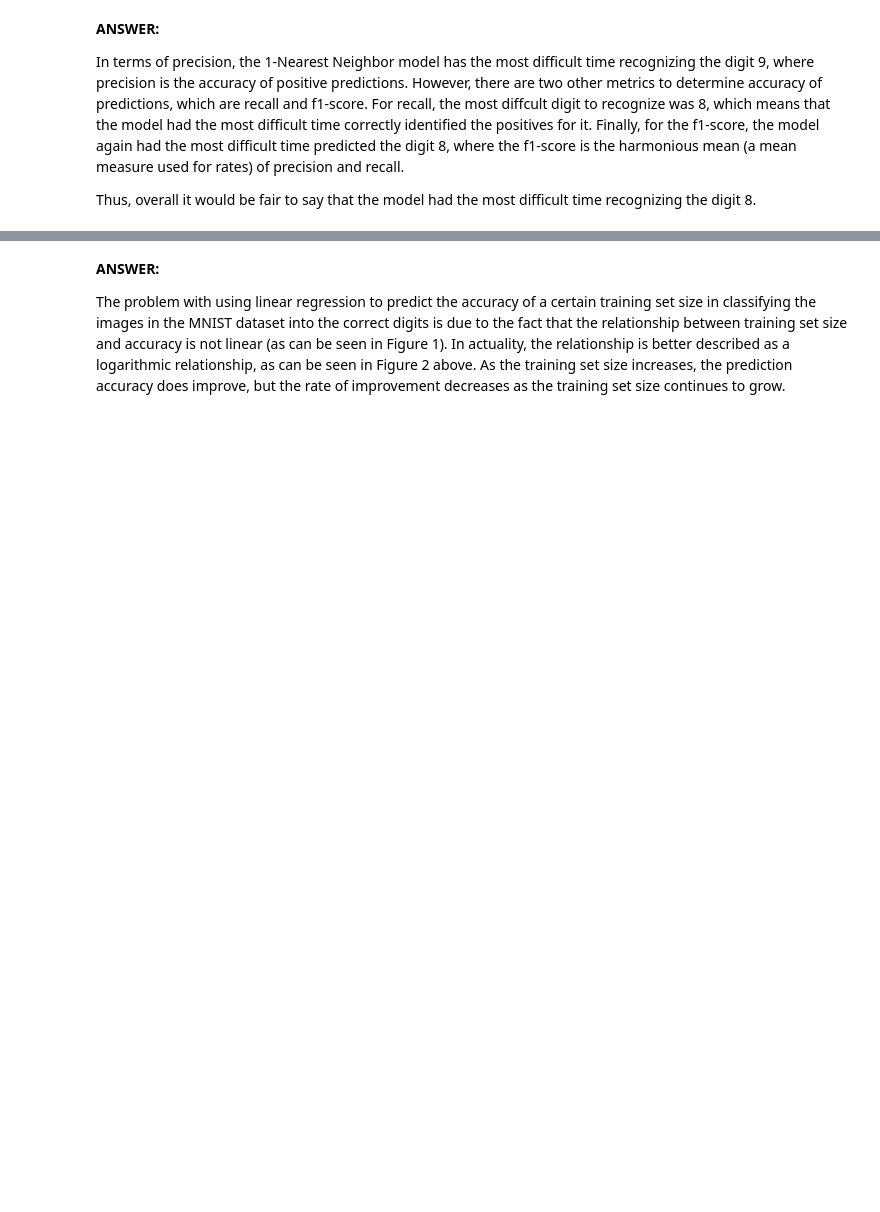
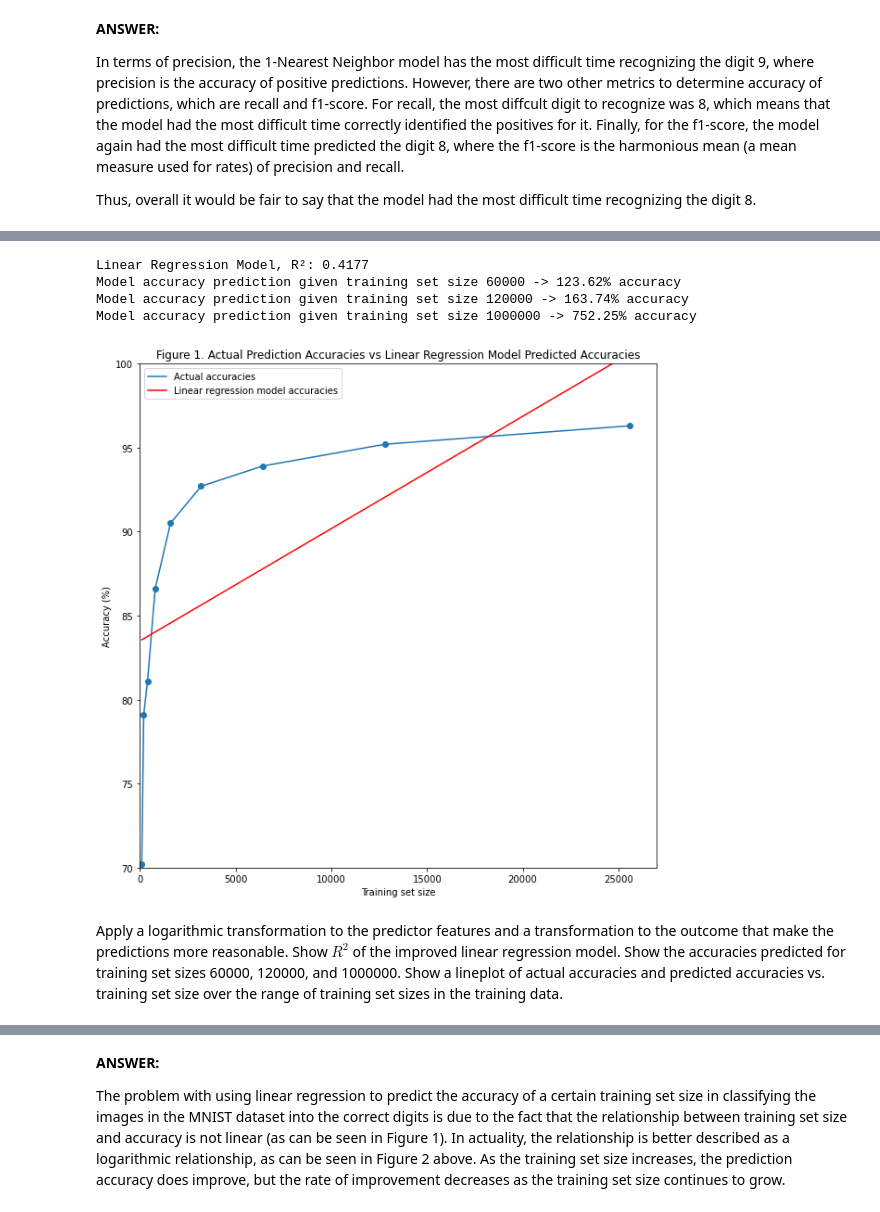
Before and after one commit to stemlock/Digit_Classification_CNN_KNN_NaiveBayes, a Jupyter notebook: Project1_Digit_Classification.ipynb, the cells around one changed output, grey strips where cells are left out. Drawn from its saved outputs; the diff is of its cells as text; code cells hidden in the pictures; blank space fills up the shorter version.

```diff
--- a/Project1_Digit_Classification.ipynb
+++ b/Project1_Digit_Classification.ipynb
@@ -277,5 +451,4 @@ Notes:
 # %%
-### STUDENT START ###
 
 def KNN_by_size(train_sizes, k, train_data, train_labels, eval_data, eval_labels):
 
@@ -285,6 +458,28 @@ def KNN_by_size(train_sizes, k, train_data, train_labels, eval_data, eval_labels
     accuracy score of the model on the evaluation data set, and the time needed for the
     model to make the predictions. Returns the list of times and accuracies for each
     training set size.
+
+    Parameters
+    ----------
+    train_sizes (int[]):
+        A list of training data set sizes to train the KNN model on.
+    k (int):
+        The number of nearest neighbors to use within the model.
+    train_data (ndarray):
+        An ndarray containing all examples and pixels within the train data set.
+    train_labels (ndarray):
+        An ndarray containing the list of labels for the trainig examples.
+    eval_data (ndarray):
+        An ndarray containing all examples and pixels within the evaluation data set.
+    eval_labels (ndarray):
+        An ndarray containing the list of labels for the evaluation data set.
+
+    Returns
+    -------
+    times (float[]):
+        The list of elapsed times taken to make predictions corresponding to the list of training set sizes.
+    accuracies (int[]):
+        The list of prediction accuracy scores corresponding to the list of training set sizes.
     '''
 
     # Initialize empty lists to store the accuracy and elapsed time for each training set size
@@ -323,5 +518,3 @@ k = 1
 
 # Show the performance and time elapsed for each training set size
 times, accuracies = KNN_by_size(train_sizes, k, train_data, train_labels, dev_data, dev_labels)
-
-### STUDENT END ###
@@ -413,5 +653,4 @@ Notes:
 # %%
-### STUDENT START ###
 
 def LR_predict(train_x, train_y, to_predict):
 
@@ -421,6 +660,22 @@ def LR_predict(train_x, train_y, to_predict):
     of train sizes and accuracies outputted from the 1NN model. Calculates and
     displays the R^2 value of the model as well as the predicted accuracies for
     a some training set sizes. Returns the training sizes and the predicted accuracies
+
+    Parameters
+    ----------
+    train_x (ndarray):
+        An ndarray containing all examples within the train data set.
+    train_y (ndarray):
+        An ndarray containing the list of labels for the training examples.
+    to_predict (ndarray):
+        An ndarray containing the examples to be predicted
+
+    Returns
+    -------
+    predict_x (ndarray):
+        The inputs to be used in the predictions from the linear regression model.
+    predictions (ndarray):
+        The predicted values of the linear regression model.
     '''
 
     # If either of the train_x or train_x sets are not np.arrays, convert and reshape them
@@ -440,33 +695,41 @@ def LR_predict(train_x, train_y, to_predict):
 
     # Print the linear regression model accuracy for the to_predict training set sizes
     for x, y in zip(to_predict, predictions[len(predictions)-3:]):
         if x < 100:
             x = np.exp(x)
         print(f"Model accuracy prediction given training set size {x[0]:.0f} -> {y[0]*100:.2f}% accuracy")
 
     return predict_x, predictions
 
 # Store the training set sizes to be predicted in a np.array
 predicts = np.array([[60000], [120000], [1000000]])
 
 # Make the predictions
 LR_train_sizes, LR_accuracies = LR_predict(train_sizes, accuracies, predicts)
 
 # Change the actual accuracies to 0-100%
 accuracies_pct = np.multiply(accuracies, 100)
 
 # Plot the regression line and the actual 1NN accuracies scatter plot
 plt.figure(figsize=(10,10))
 plt.scatter(train_sizes, accuracies_pct)
 plt.plot(train_sizes, accuracies_pct, label="Actual accuracies")
 plt.plot(LR_train_sizes, np.multiply(LR_accuracies, 100), '-r', label = "Linear regression model accuracies")
 plt.title("Figure 1. Actual Prediction Accuracies vs Linear Regression Model Predicted Accuracies")
 plt.xlabel("Training set size")
 plt.ylabel("Accuracy (%)")
 plt.legend()
 plt.xlim(0, 27000)
 plt.ylim(70,100)
 plt.show()
+# %% [output]
+Linear Regression Model, R²: 0.4177
+Model accuracy prediction given training set size 60000 -> 123.62% accuracy
+Model accuracy prediction given training set size 120000 -> 163.74% accuracy
+Model accuracy prediction given training set size 1000000 -> 752.25% accuracy
+[figure, added]
+# %% [markdown]
+Apply a logarithmic transformation to the predictor features and a transformation to the outcome that make the predictions more reasonable.  Show $R^2$ of the improved linear regression model.  Show the accuracies predicted for training set sizes 60000, 120000, and 1000000.  Show a lineplot of actual accuracies and predicted accuracies vs. training set size over the range of training set sizes in the training data.
 # %%
 # Apply a natural log transform on both the train_sizes and the sizes to predicted
 log_train_sizes = np.log(train_sizes)
```
Also changed, not shown: parts of 69 cells of this notebook.
